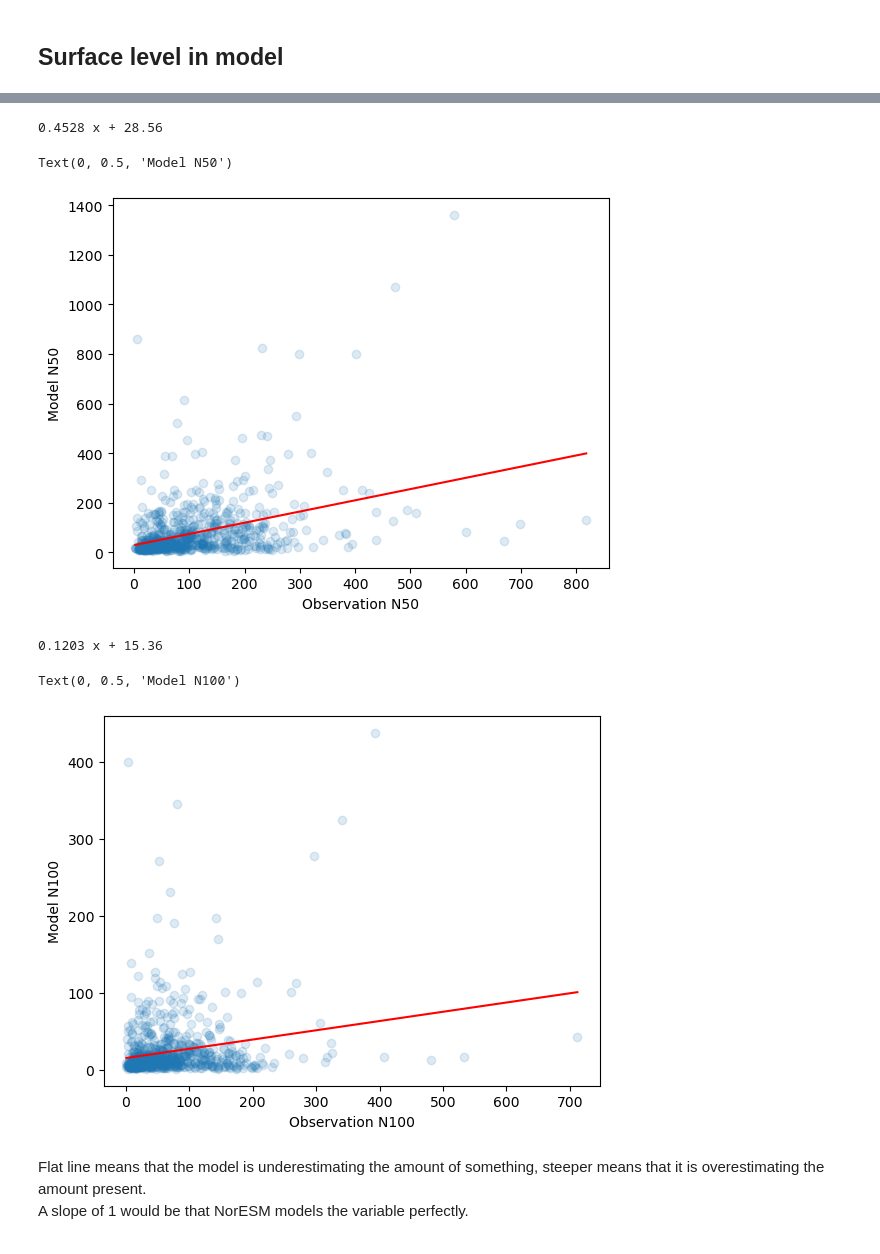
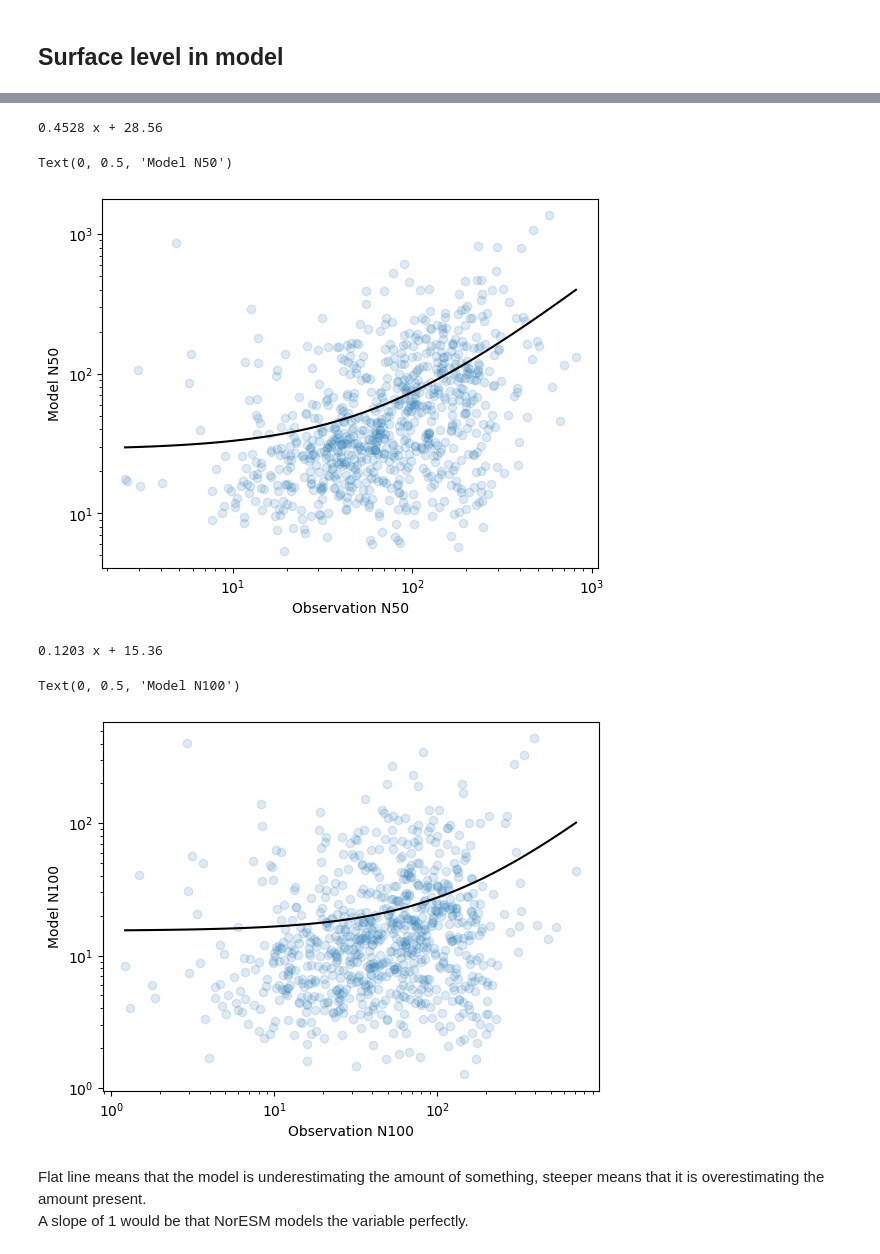
Before and after one commit to eScience-course/-Tjaernoe2022-group1, a Jupyter notebook: notebooks/Stefan/N100 Model vs SO4.ipynb, the cells around one changed output, grey strips where cells are left out. Drawn from its saved outputs; the diff is of its cells as text; code cells hidden in the pictures.

```diff
--- a/notebooks/Stefan/N100 Model vs SO4.ipynb
+++ b/notebooks/Stefan/N100 Model vs SO4.ipynb
@@ -1027,35 +1051,39 @@ Text(0, 0.5, 'Model SO4 ug/m$^3$')
 # %%
 f, ax = plt.subplots()
 ax.scatter(x = ALLDATA['N50'], y = ALLDATA['N50_Model'],alpha = 0.15)
 _dss = ALLDATA.to_dataframe().dropna()
 z = np.polyfit(_dss['N50'], _dss['N50_Model'], 1)
 p = np.poly1d(z)
-x= np.linspace(_dss['N50'].min(), _dss['N50'].max())
-ax.plot( x, p(x), c = col, )
+x= np.logspace(np.log10(_dss['N50'].min()), np.log10(_dss['N50'].max()))
+ax.plot( x, p(x), c = 'black', )
 print(p)
 
+ax.set_yscale ('log')
+ax.set_xscale ('log')
 plt.xlabel('Observation N50')
 plt.ylabel('Model N50')
 # %% [output]
 0.4528 x + 28.56
 Text(0, 0.5, 'Model N50')
-[figure, old version]
+[figure, new version]
 # %%
 f, ax = plt.subplots()
 ax.scatter(x = ALLDATA['N100'], y = ALLDATA['N100_Model'],alpha = 0.15)
 _dss = ALLDATA.to_dataframe().dropna()
 z = np.polyfit(_dss['N100'], _dss['N100_Model'], 1)
 p = np.poly1d(z)
-x= np.linspace(_dss['N100'].min(), _dss['N100'].max())
-ax.plot( x, p(x), c = col, )
+x= np.logspace(np.log10(_dss['N100'].min()), np.log10(_dss['N100'].max()))
+ax.plot( x, p(x), c = 'black', )
 print(p)
 
+ax.set_yscale ('log')
+ax.set_xscale ('log')
 plt.xlabel('Observation N100')
 plt.ylabel('Model N100')
 # %% [output]
 0.1203 x + 15.36
 Text(0, 0.5, 'Model N100')
-[figure, old version]
+[figure, new version]
 # %% [markdown]
 Flat line means that the model is underestimating the amount of something, steeper means that it is overestimating the amount present.\
 A slope of 1 would be that NorESM models the variable perfectly.
```
Also changed, not shown: parts of 6 cells of this notebook, 1 other file.
